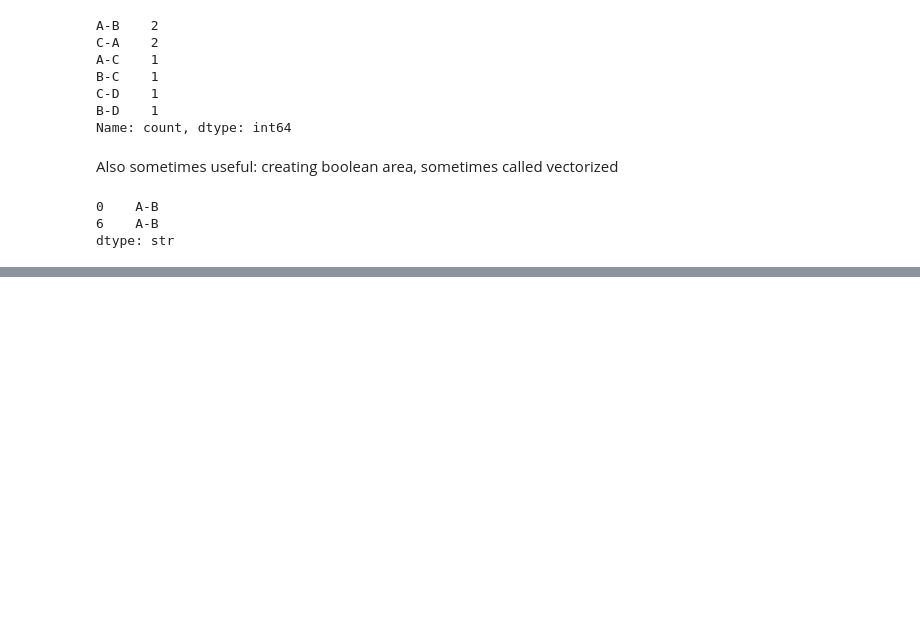
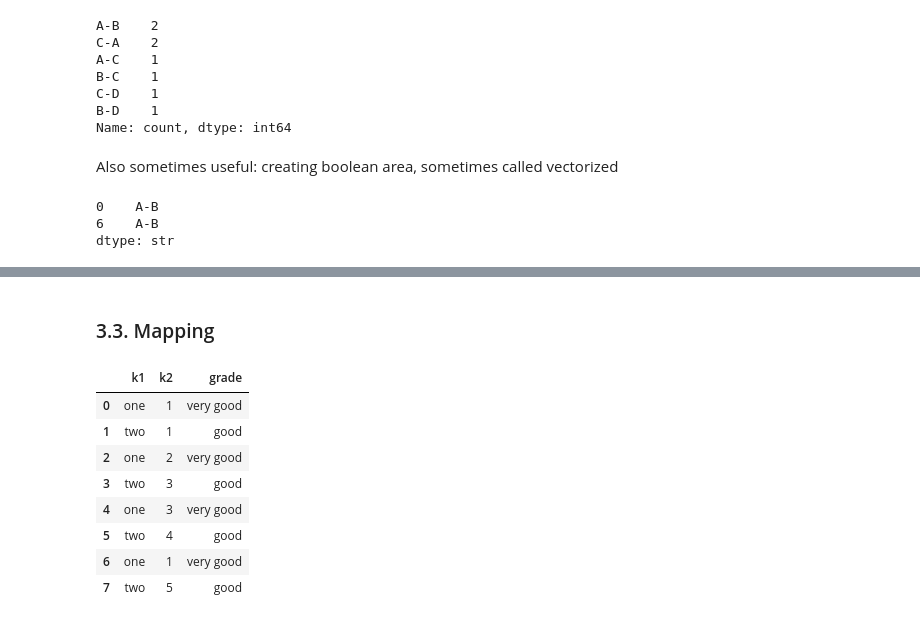
Before and after one commit to NiklasGoettel/Quarto_Website, a Jupyter notebook: pandas.ipynb, the cells around one changed output, grey strips where cells are left out. Cells and saved outputs as stored; diff of their text form; code cells hidden in the pictures; blank space fills up the shorter version.

```diff
--- a/pandas.ipynb
+++ b/pandas.ipynb
@@ -668,0 +738,3 @@ dtype: str
+# %%
+new_frame=pd.DataFrame({"k1":["one","two"]*4,"k2":[1,1,2,3,3,4,1,5]})
+new_frame
@@ -668,0 +774,17 @@ dtype: str
+# %% [markdown]
+### 3.3. Mapping
+# %%
+grades={"one":"very good","two":"good"}
+
+new_frame["grade"]=new_frame["k1"].map(grades)#we map the grades on k1 or vice versa
+new_frame
+# %% [output]
+|  | k1 | k2 | grade |
+| 0 | one | 1 | very good |
+| 1 | two | 1 | good |
+| 2 | one | 2 | very good |
+| 3 | two | 3 | good |
+| 4 | one | 3 | very good |
+| 5 | two | 4 | good |
+| 6 | one | 1 | very good |
+| 7 | two | 5 | good |
```
Also changed, not shown: parts of 41 cells of this notebook, 16 other files.
